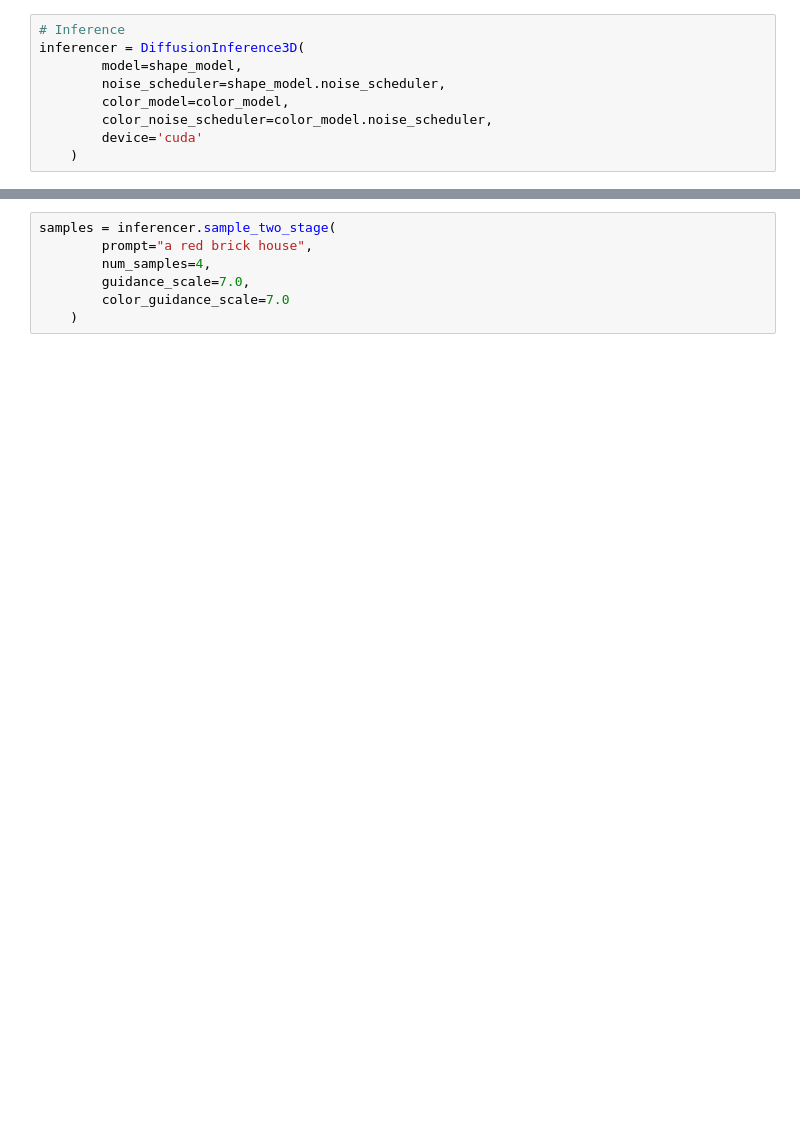
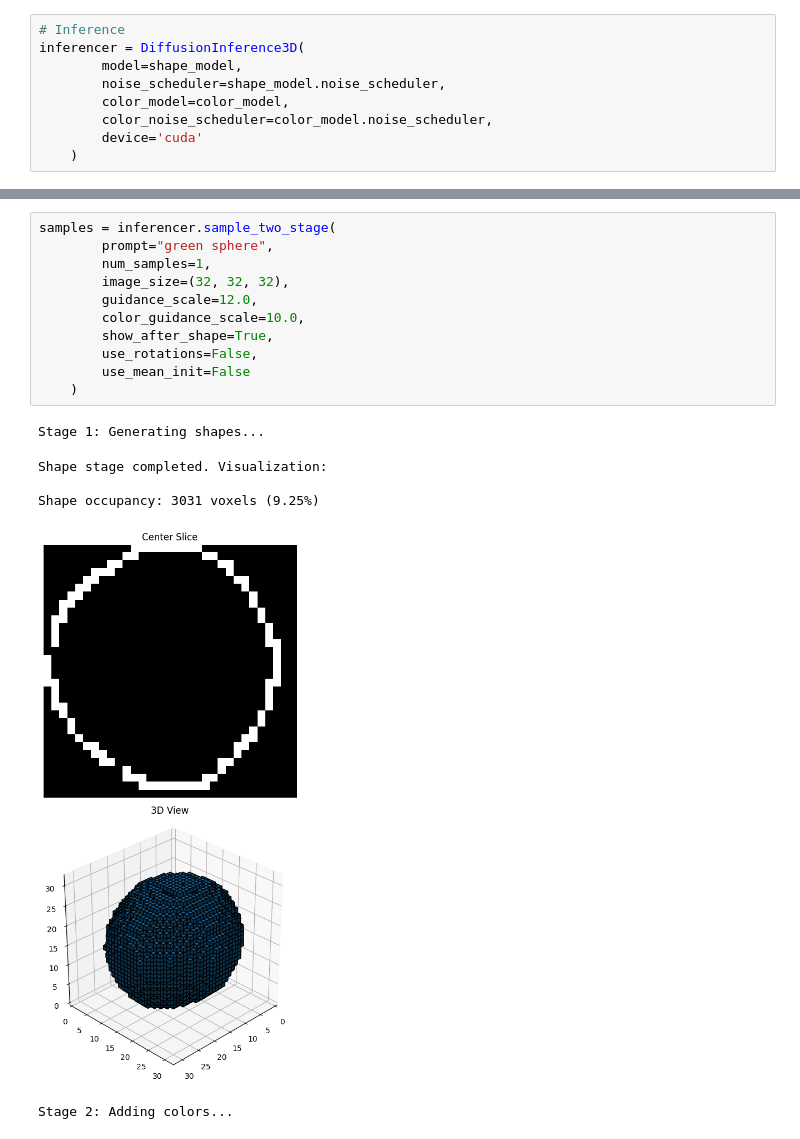
Before and after one commit to PeterAMassih/3D-BlockGen, a Jupyter notebook: run.ipynb, the cells around one changed output, grey strips where cells are left out. Saved outputs shown, nothing was run; the diff lists cells and outputs as text; blank space fills up the shorter version.

```diff
--- a/run.ipynb
+++ b/run.ipynb
@@ -157,7 +183,18 @@ samples = inferencer.sample(
 # %%
 samples = inferencer.sample_two_stage(
-        prompt="a red brick house",
-        num_samples=4,
-        guidance_scale=7.0,
-        color_guidance_scale=7.0
+        prompt="green sphere",
+        num_samples=1,
+        image_size=(32, 32, 32),
+        guidance_scale=12.0,
+        color_guidance_scale=10.0,
+        show_after_shape=True,
+        use_rotations=False,
+        use_mean_init=False
     )
+# %% [output]
+Stage 1: Generating shapes...
+Shape stage completed. Visualization:
+
+Shape occupancy: 3031 voxels (9.25%)
+[figure, added]
+Stage 2: Adding colors...
```
Also changed, not shown: parts of 14 cells of this notebook, 7 other files.
